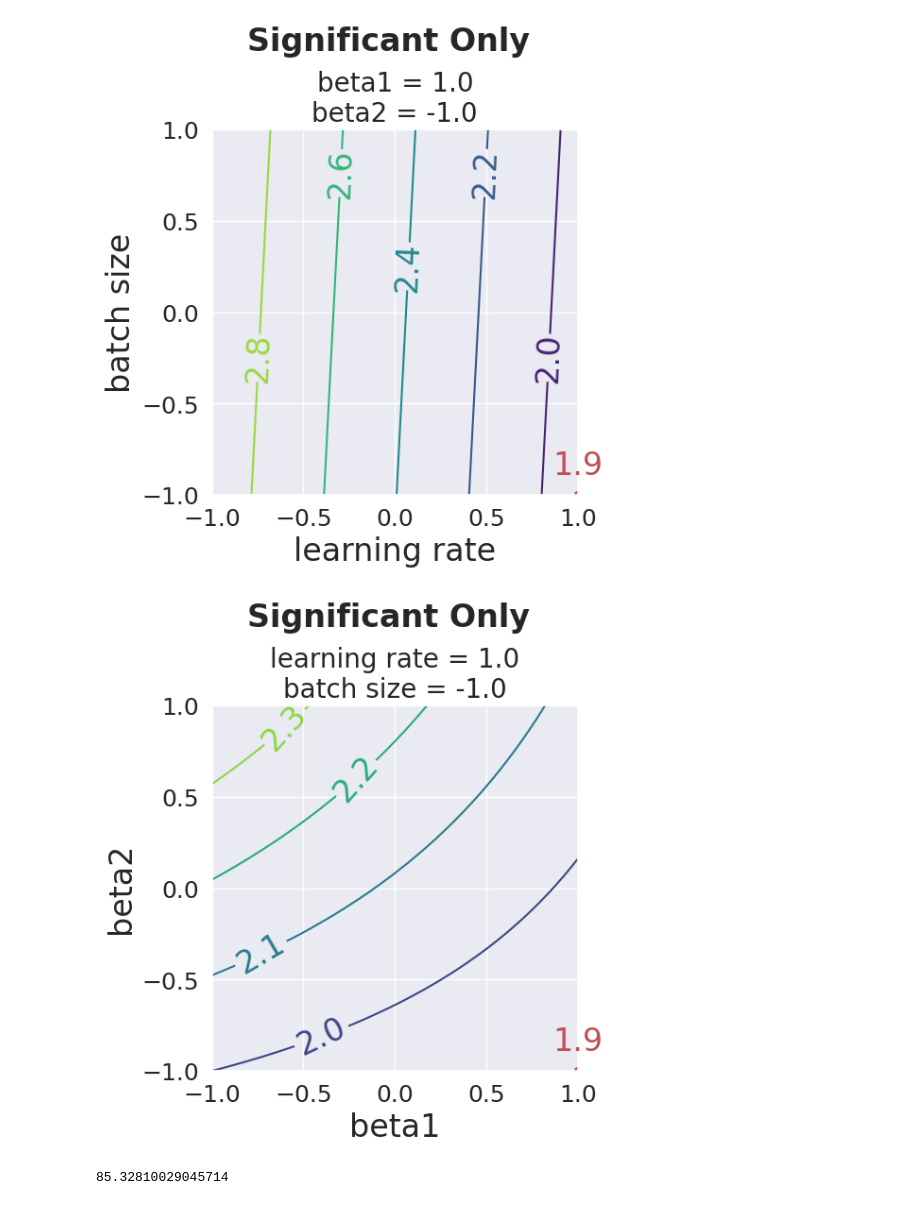
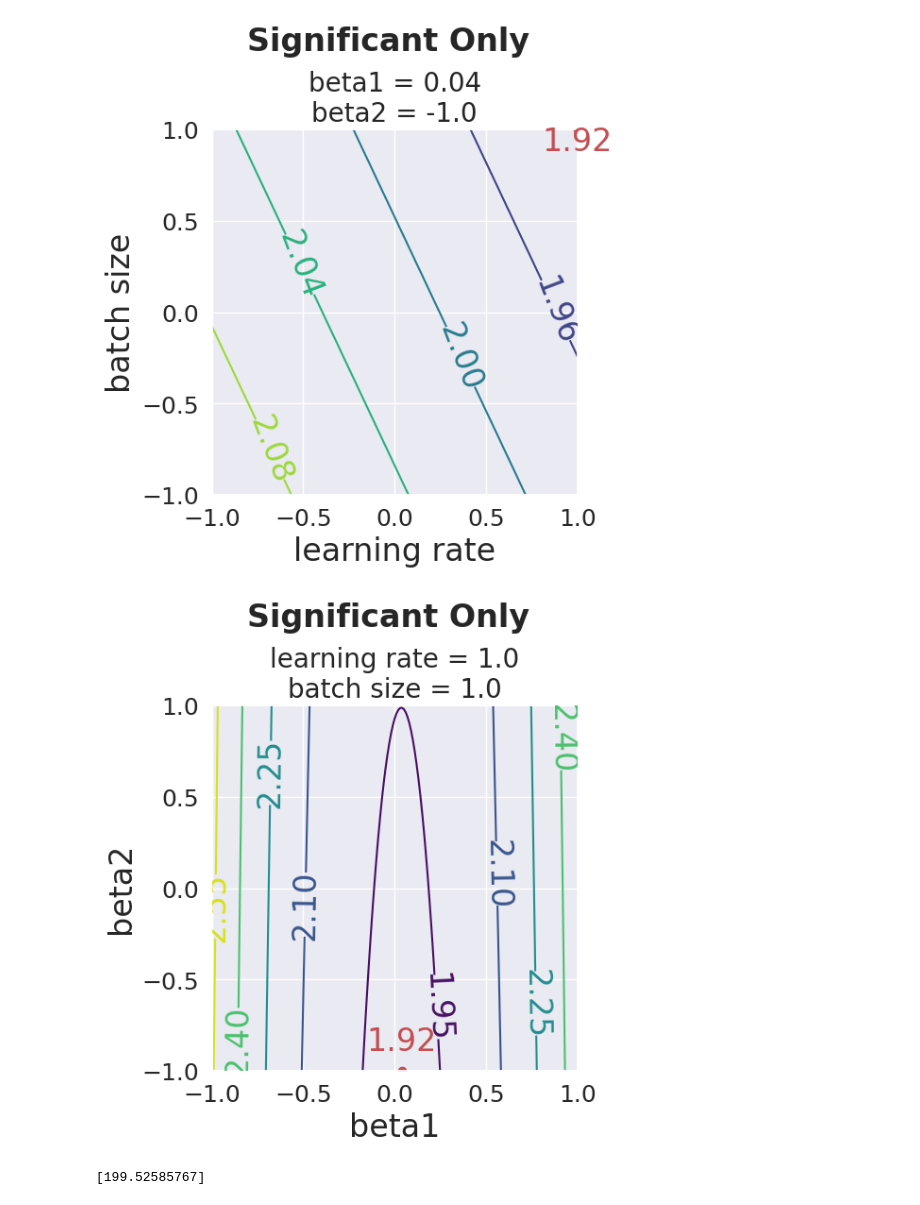
Before and after one commit to FareyaB/MISA-pytorch, a Jupyter notebook: figures/Seed21misa_pytorch_analysis_ICASSP2026.ipynb, the cells around one changed output. Saved outputs shown, nothing was run; the diff lists cells and outputs as text; code cells hidden in the pictures.

```diff
--- a/figures/Seed21misa_pytorch_analysis_ICASSP2026.ipynb
+++ b/figures/Seed21misa_pytorch_analysis_ICASSP2026.ipynb
@@ -194,2 +1,20 @@ Index(['experimenter', 'date_time', 'batch_size', 'learning_rate', 'weights',
+# %%
+import os
+from IPython import extract_module_locals;
+this_file = extract_module_locals()[1]["__vsc_ipynb_file__"]
+current_folder = os.path.dirname(this_file)
+
+import pandas as pd
+import datetime
+import csv
+import numpy as np
+import matplotlib.pyplot as plt
+import seaborn as sns
+import statsmodels.api as sm
+from patsy import dmatrices
+
+# Load the DataFrame and access its attributes
+with pd.HDFStore(os.path.join(current_folder,'../DSD/mp_df_seed21.h5')) as store:
+    mp_df = store.get('mp_df')
 # %%
 print(mp_df.columns)
@@ -1035,58 +1163,60 @@ from patsy import dmatrices
 import statsmodels.api as sm
 
 # Modified formula: fewer interaction terms and a transformation
-target, data = dmatrices('Epoch_log ~ Learning_rate_log + Batch_size_log + beta1_0 + beta2_0 + ' +
-                         'Learning_rate_log:beta1_0 + Learning_rate_log:beta2_0 + ' +
-                         'beta1_0:beta2_0',
+target, data = dmatrices('Epochs_Seed21_log ~ Learning_rate_log + Batch_size_log + beta1_0 + beta2_0 +' +
+                         'I(beta1_0**2)',
                          data=mp_df, return_type='dataframe')
 
 # Fit the model
 lrm_mp = sm.OLS(target, data).fit()
 print(lrm_mp.summary())
 
-
 # Extract coefficients from lrm_mp to form quadratic function parameters:
 c = lrm_mp.params['Intercept']
 b = lrm_mp.params[['Learning_rate_log', 'Batch_size_log', 'beta1_0', 'beta2_0']].to_numpy()
-A = np.array([[0, 0, (lrm_mp.params['Learning_rate_log:beta1_0']/2), (lrm_mp.params['Learning_rate_log:beta2_0']/2)],
+A = np.array([[0, 0, 0, 0],
               [0, 0, 0, 0],
-              [(lrm_mp.params['Learning_rate_log:beta1_0']/2), 0, 0, (lrm_mp.params['beta1_0:beta2_0']/2)],
-              [(lrm_mp.params['Learning_rate_log:beta2_0']/2), 0, (lrm_mp.params['beta1_0:beta2_0']/2), 0]])
+              [0, 0, lrm_mp.params['I(beta1_0 ** 2)'], 0],
+              [0, 0, 0, 0]])
 
-x_star, y_star = brute_force_quadratic_minimum(A, b, c)
-print(f"x_star:\n{x_star}")
-print(f"y_star:\n{10**y_star}")
-x_stars['Epoch_sig'] = x_star
+x_stars['Epoch_sig'] = optimize_quadratic_with_bounds(A, b, c, [-1,1])
+print(f'Epoch_sig x_stars: {x_stars["Epoch_sig"]}')
 
-# x_stars['Epoch_sig'] = optimize_quadratic_with_bounds(A, b, c, [-1,1])
+# x_star, y_star = brute_force_quadratic_minimum(A, b, c)
+# print(f"x_star:\n{x_star}")
+# print(f"y_star_log:\n{y_star}")
+# print(f"y_star:\n{10**y_star}")
+# # x_stars['Epoch_sig'] = x_star
 
-print(f'MISI_full: {10**f1v(np.array([ 0.14,  1.  ,  1.  , -1.  ]),A,b,c)}')
-print(f'MISI_sig: {10**f1v(np.array([-0.14, -1.  ,  1.  , -1.  ]),A,b,c)}')
-print(f'MxE_full: {10**f1v(np.array([ 0.58,  1.  ,  1.  , -1.  ]),A,b,c)}')
-print(f'MxE_sig: {10**f1v(np.array([ 0.54,  1.  ,  1.  , -1.  ]),A,b,c)}')
-print(f'Epoch_full: {10**f1v(np.array([ 1.  , -1.  ,  0.46, -1.  ]),A,b,c)}')
-print(f'Epoch_sig: {10**f1v(np.array([ 1., -1.,  1., -1.]),A,b,c)}')
+# # x_stars['Epoch_sig'] = optimize_quadratic_with_bounds(A, b, c, [-1,1])
 
-x_plot = np.array([ 1., -1.,  1., -1.])
+# print(f'MISI_full: {10**f1v(np.array([ 0.14,  1.  ,  1.  , -1.  ]),A,b,c)}')
+# print(f'MISI_sig: {10**f1v(np.array([-0.14, -1.  ,  1.  , -1.  ]),A,b,c)}')
+# print(f'MxE_full: {10**f1v(np.array([ 0.58,  1.  ,  1.  , -1.  ]),A,b,c)}')
+# print(f'MxE_sig: {10**f1v(np.array([ 0.54,  1.  ,  1.  , -1.  ]),A,b,c)}')
+# print(f'Epoch_full: {10**f1v(np.array([ 1.  , -1.  ,  0.46, -1.  ]),A,b,c)}')
+# print(f'Epoch_sig: {10**f1v(np.array([ 1., -1.,  1., -1.]),A,b,c)}')
+
+# x_plot = np.array([ 1., -1.,  1., -1.])
 
 names = ['learning rate', 'batch size', 'beta1', 'beta2']
 lock = [2, 3]
-XD, Y, axs, fig = make_quadratic_contour_plots2(A, b, c, lock, names, [[x_plot,f1v(x_plot,A,b,c)]])
+XD, Y, axs, fig = make_quadratic_contour_plots2(A, b, c, lock, names, x_stars['Epoch_sig']) # [[x_plot,f1v(x_plot,A,b,c)]])
 # Title for figure:
 # fig.suptitle(r'$\mathrm{log}_{10} \left( \mathrm{Epochs} \right)$ (Significant Only)', fontsize=24, fontweight='bold')
 fig.suptitle(r'Significant Only', fontsize=24, fontweight='bold')
 plt.show()
 # fig.savefig('/content/drive/MyDrive/HyperTorchMISA/SigEpoch1.pdf', dpi=800, bbox_inches='tight')
-fig.savefig('/data/users3/rsilva/MISA-pytorch/figures/yohan2fleft.pdf', dpi=800, bbox_inches='tight')
+# fig.savefig('/data/users3/rsilva/MISA-pytorch/figures/yohan2fleft.pdf', dpi=800, bbox_inches='tight')
 
 lock = [0, 1]
-XD, Y, axs, fig = make_quadratic_contour_plots2(A, b, c, lock, names, [[x_plot,f1v(x_plot,A,b,c)]])
+XD, Y, axs, fig = make_quadratic_contour_plots2(A, b, c, lock, names, x_stars['Epoch_sig']) # [[x_plot,f1v(x_plot,A,b,c)]])
 # Title for figure:
 # fig.suptitle(r'$\mathrm{log}_{10} \left( \mathrm{Epochs} \right)$ (Significant Only)', fontsize=24, fontweight='bold')
 fig.suptitle(r'Significant Only', fontsize=24, fontweight='bold')
 plt.show()
 # fig.savefig('/content/drive/MyDrive/HyperTorchMISA/SigEpoch2.pdf', dpi=800, bbox_inches='tight')
-fig.savefig('/data/users3/rsilva/MISA-pytorch/figures/yohan2fright.pdf', dpi=800, bbox_inches='tight')
+# fig.savefig('/data/users3/rsilva/MISA-pytorch/figures/yohan2fright.pdf', dpi=800, bbox_inches='tight')
 
 # average y
 avg_x_star = np.array([0.1000, 200, 0.9190, 0.8100])
@@ -1119,3 +1249,3 @@ Epoch_sig: 79.40381161876664
-[figure, old version]
+[figure, new version]
-[figure, old version]
+[figure, new version]
-85.32810029045714
+[199.52585767]
```
Also changed, not shown: parts of 15 cells of this notebook, 1 other file.
